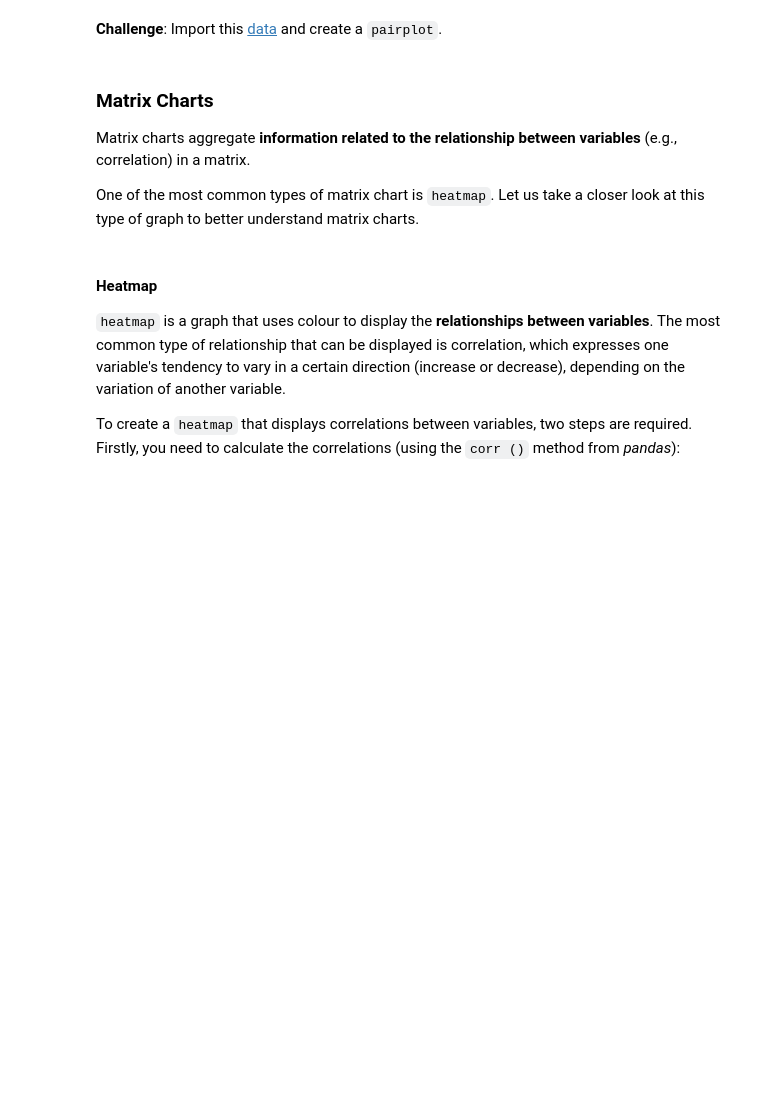
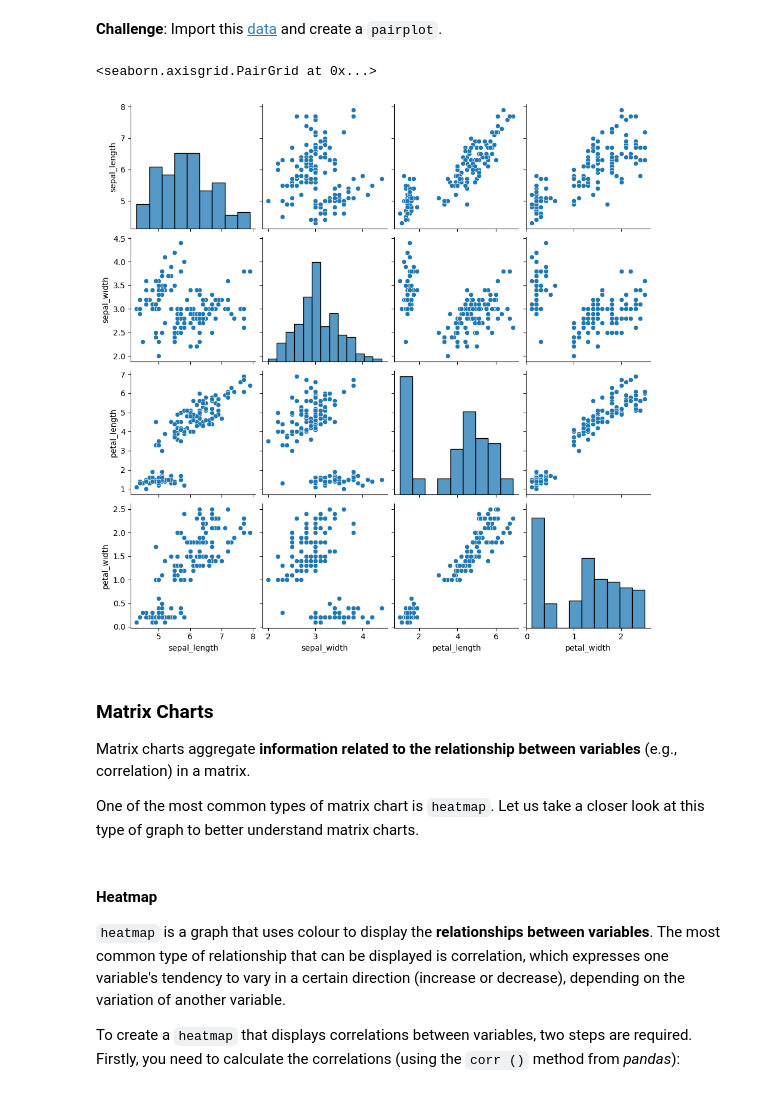
Before and after one commit to plajuan/ML_Study, a Jupyter notebook: DataExploration.ipynb, the cells around one changed output. Cells and saved outputs as stored; diff of their text form; code cells hidden in the pictures; blank space fills up the shorter version.

```diff
--- a/DataExploration.ipynb
+++ b/DataExploration.ipynb
@@ -408,6 +411,10 @@ sns.pairplot(df)
 **Challenge**: Import this [data](https://raw.githubusercontent.com/pmarcelino/datasets/master/iris.csv) and create a `pairplot`.
 # %%
 # Solution for the challenge
+sns.pairplot(df_iris)
+# %% [output]
+<seaborn.axisgrid.PairGrid at 0x...>
+[figure, added]
 # %% [markdown]
 ### Matrix Charts
 
```
Also changed, not shown: parts of 16 cells of this notebook.
